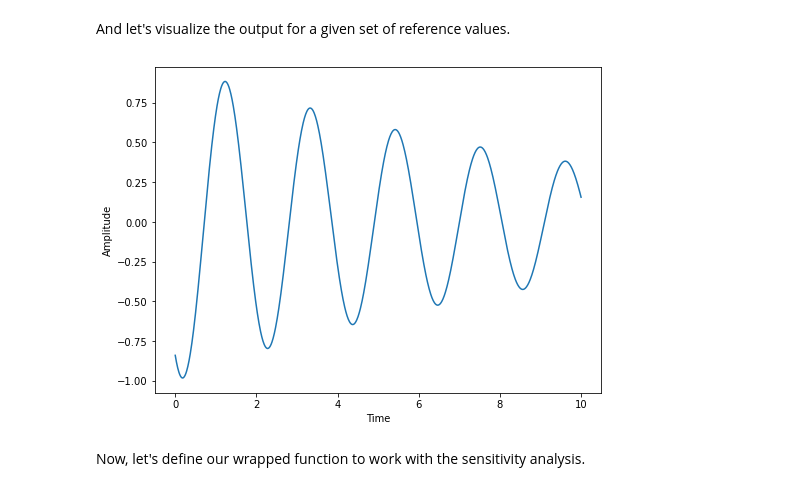
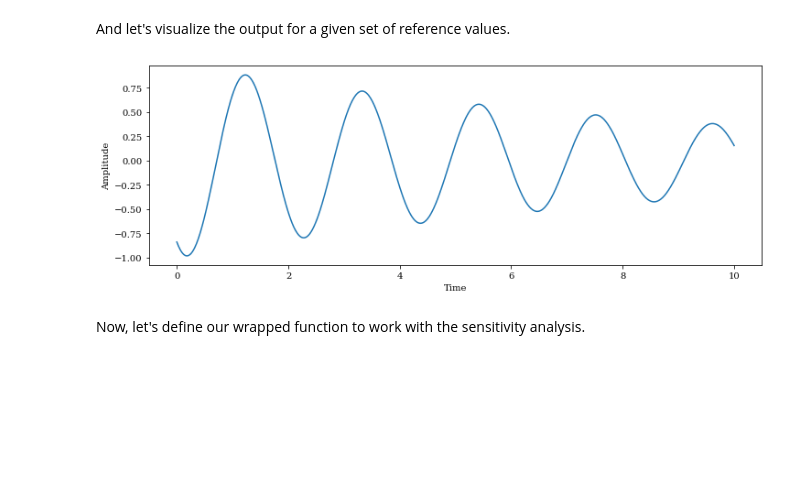
Before and after one commit to GBdeMiranda/UQ-SA_course, a Jupyter notebook: 0202-damped_oscillator.ipynb, the cells around one changed output. Saved outputs shown, nothing was run; the diff lists cells and outputs as text; code cells hidden in the pictures; blank space fills up the shorter version.

```diff
--- a/0202-damped_oscillator.ipynb
+++ b/0202-damped_oscillator.ipynb
@@ -17,14 +17,12 @@ where $\omega_0$ is the natural frequency of the oscillator, $k$ is the spring c
 ### Importing the required libraries
 Again we import the required libraries and set the plotting style. Here we import also the class `ProblemSpec` to set a problem specification to run the sensitivity analysis and propagate the uncertainties for the same given specification.
 # %%
-from SALib.sample.sobol import sample
-from SALib.analyze import sobol
 from SALib import ProblemSpec
 import numpy as np
 import matplotlib.pyplot as plt
 
-# set font as Stix
 plt.rcParams["mathtext.fontset"] = "stix"
+plt.rcParams["font.family"] = "serif"
 # %% [markdown]
 ### Defining the damped oscillator function
 
@@ -43,18 +41,18 @@ And let's visualize the output for a given set of reference values.
 # %%
 t = np.linspace(0, 10, 1000)
 b = 2
 m = 10
 w0 = 3
 phi = 10
 
 # plot the damped oscillator
-plt.figure(figsize=(8, 6))
+plt.figure(figsize=(12, 4))
 plt.plot(t, damped_oscillator(t, b, m, w0, phi))
 plt.xlabel('Time')
 plt.ylabel('Amplitude')
 plt.show()
 # %% [output]
-[figure, old version]
+[figure, new version]
 # %% [markdown]
 Now, let's define our wrapped function to work with the sensitivity analysis.
 # %%
```
Also changed, not shown: parts of 2 cells of this notebook, 8 other files.
